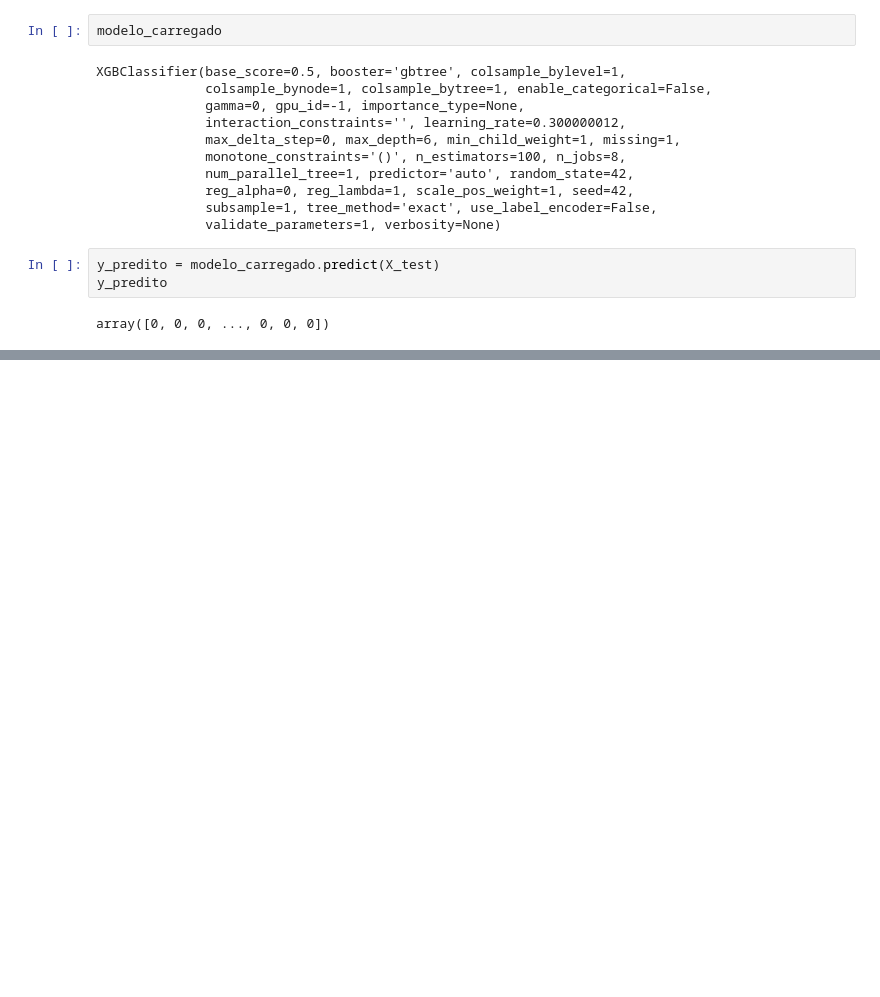
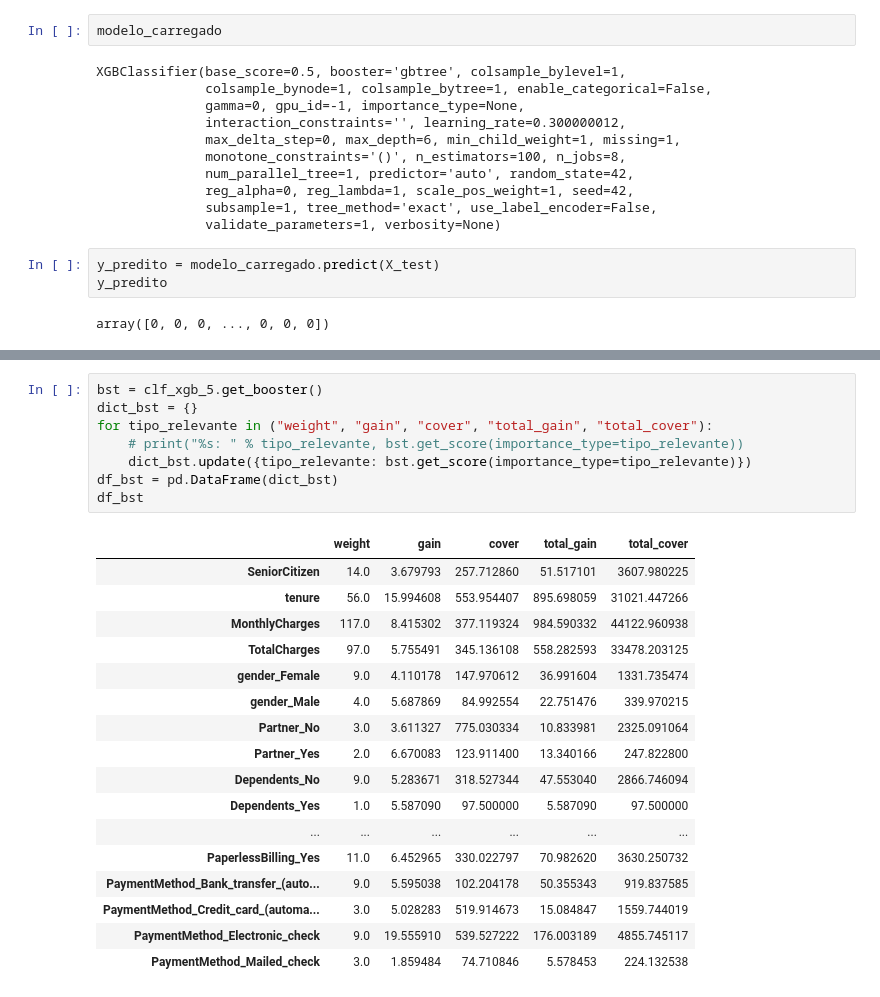
Before and after one commit to MarceloDL-A/Machine-Learning, a Jupyter notebook: XGBoost_para_predizer_churn/main.ipynb, the cells around one changed output, grey strips where cells are left out. Saved outputs shown, nothing was run; the diff lists cells and outputs as text; blank space fills up the shorter version.

```diff
--- a/XGBoost_para_predizer_churn/main.ipynb
+++ b/XGBoost_para_predizer_churn/main.ipynb
@@ -716,0 +955,26 @@ array([0, 0, 0, ..., 0, 0, 0])
+# %%
+bst = clf_xgb_5.get_booster()
+dict_bst = {}
+for tipo_relevante in ("weight", "gain", "cover", "total_gain", "total_cover"):
+    # print("%s: " % tipo_relevante, bst.get_score(importance_type=tipo_relevante))
+    dict_bst.update({tipo_relevante: bst.get_score(importance_type=tipo_relevante)})
+df_bst = pd.DataFrame(dict_bst)
+df_bst
+# %% [output]
+|  | weight | gain | cover | total_gain | total_cover |
+| SeniorCitizen | 14.0 | 3.679793 | 257.712860 | 51.517101 | 3607.980225 |
+| tenure | 56.0 | 15.994608 | 553.954407 | 895.698059 | 31021.447266 |
+| MonthlyCharges | 117.0 | 8.415302 | 377.119324 | 984.590332 | 44122.960938 |
+| TotalCharges | 97.0 | 5.755491 | 345.136108 | 558.282593 | 33478.203125 |
+| gender_Female | 9.0 | 4.110178 | 147.970612 | 36.991604 | 1331.735474 |
+| gender_Male | 4.0 | 5.687869 | 84.992554 | 22.751476 | 339.970215 |
+| Partner_No | 3.0 | 3.611327 | 775.030334 | 10.833981 | 2325.091064 |
+| Partner_Yes | 2.0 | 6.670083 | 123.911400 | 13.340166 | 247.822800 |
+| Dependents_No | 9.0 | 5.283671 | 318.527344 | 47.553040 | 2866.746094 |
+| Dependents_Yes | 1.0 | 5.587090 | 97.500000 | 5.587090 | 97.500000 |
+| ... | ... | ... | ... | ... | ... |
+| PaperlessBilling_Yes | 11.0 | 6.452965 | 330.022797 | 70.982620 | 3630.250732 |
+| PaymentMethod_Bank_transfer_(auto... | 9.0 | 5.595038 | 102.204178 | 50.355343 | 919.837585 |
+| PaymentMethod_Credit_card_(automa... | 3.0 | 5.028283 | 519.914673 | 15.084847 | 1559.744019 |
+| PaymentMethod_Electronic_check | 9.0 | 19.555910 | 539.527222 | 176.003189 | 4855.745117 |
+| PaymentMethod_Mailed_check | 3.0 | 1.859484 | 74.710846 | 5.578453 | 224.132538 |
```
Also changed, not shown: parts of 27 cells of this notebook, 6 other files.
